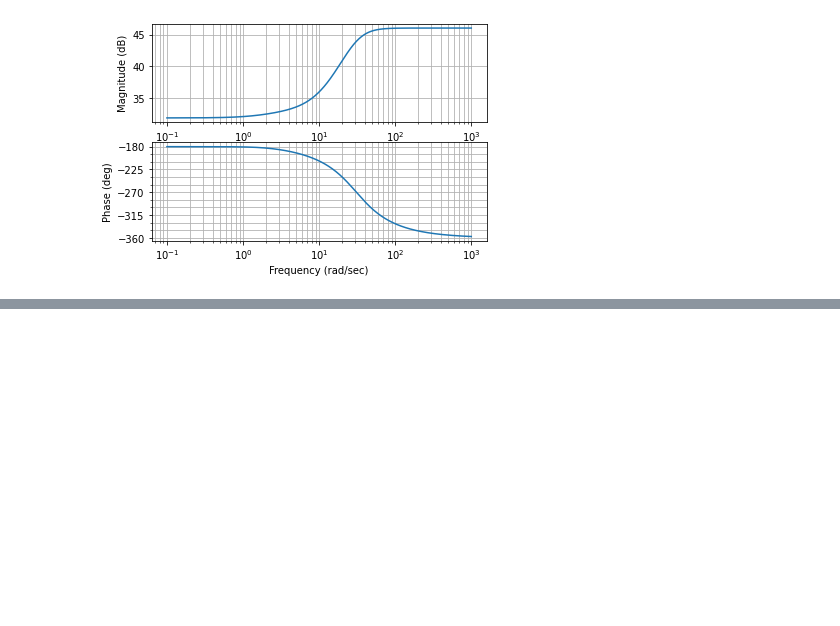
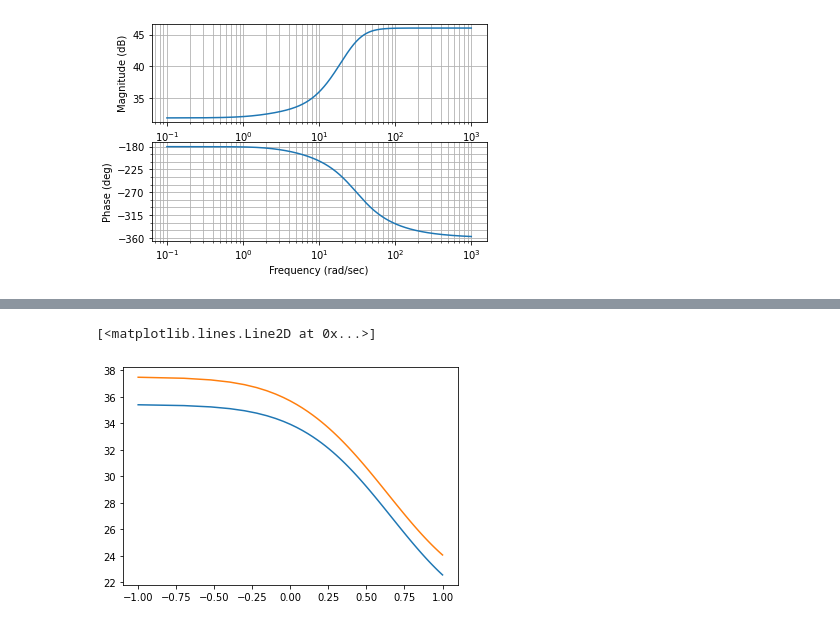
Before and after one commit to ModelEngineering/controlSBML, a Jupyter notebook: notebooks/Control-Libray-Examples.ipynb, the cells around one changed output, grey strips where cells are left out. Drawn from its saved outputs; the diff is of its cells as text; code cells hidden in the pictures; blank space fills up the shorter version.

```diff
--- a/notebooks/Control-Libray-Examples.ipynb
+++ b/notebooks/Control-Libray-Examples.ipynb
@@ -178,0 +184,6 @@ Lo = -m*g*Po*Co
+# %%
+A = [[1., -2], [3, -4]]
+B = [[5., 6], [7, 8]]
+C = [[6., 8]]
+D = [[9., 11]]
+sys1 = ss2tf(A, B, C, D)
@@ -178,0 +223,7 @@ Lo = -m*g*Po*Co
+# %%
+mag, phase, angle = control.freqresp(sys1, [0.1*v for v in range(1, 101)])
+plt.plot(np.log10(angle), 20*np.log10(mag[0][0,:]))
+plt.plot(np.log10(angle), 20*np.log10(mag[0][1,:]))
+# %% [output]
+[<matplotlib.lines.Line2D at 0x...>]
+[figure, added]
```
Also changed, not shown: parts of 10 cells of this notebook, 1 other file.
